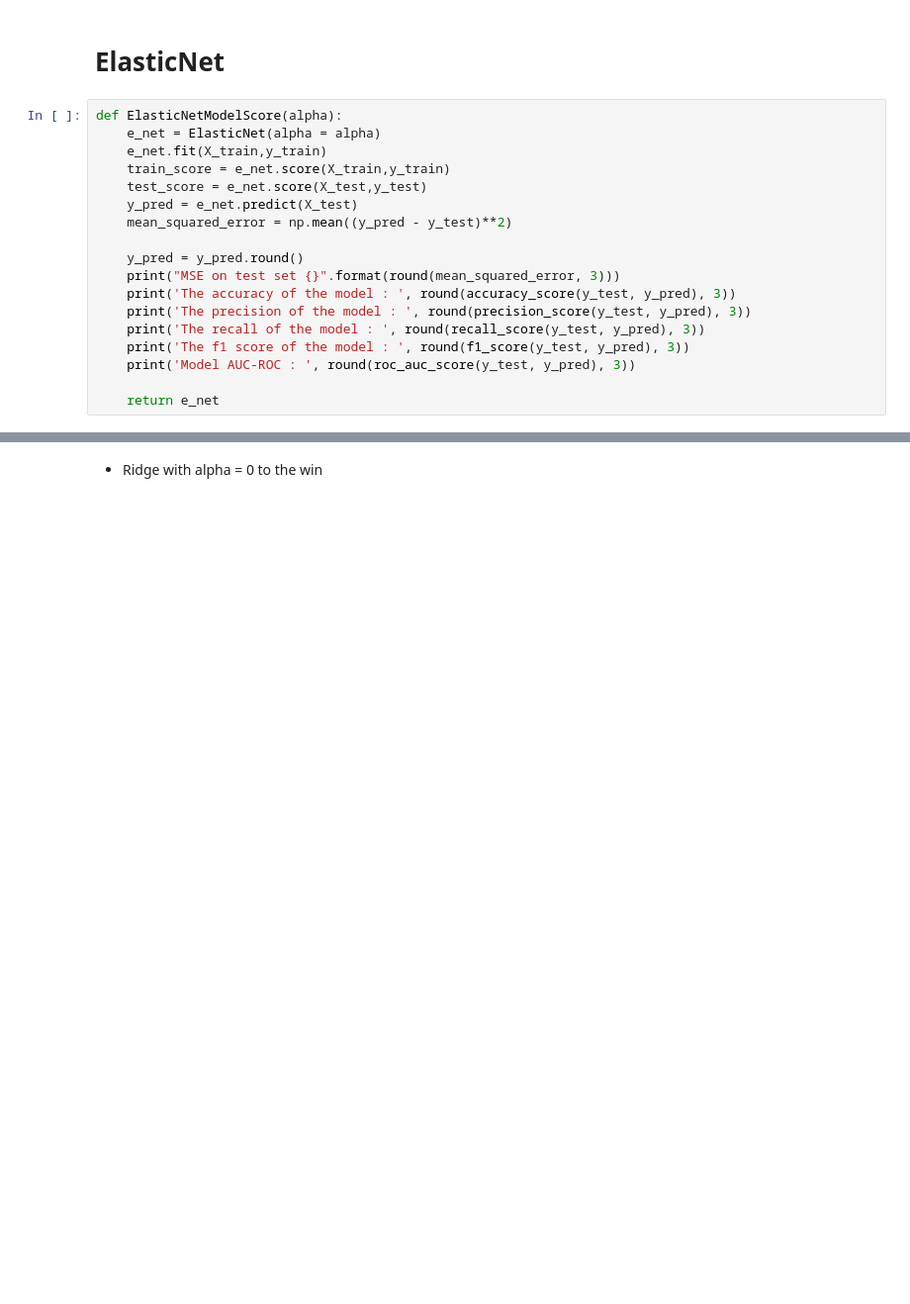
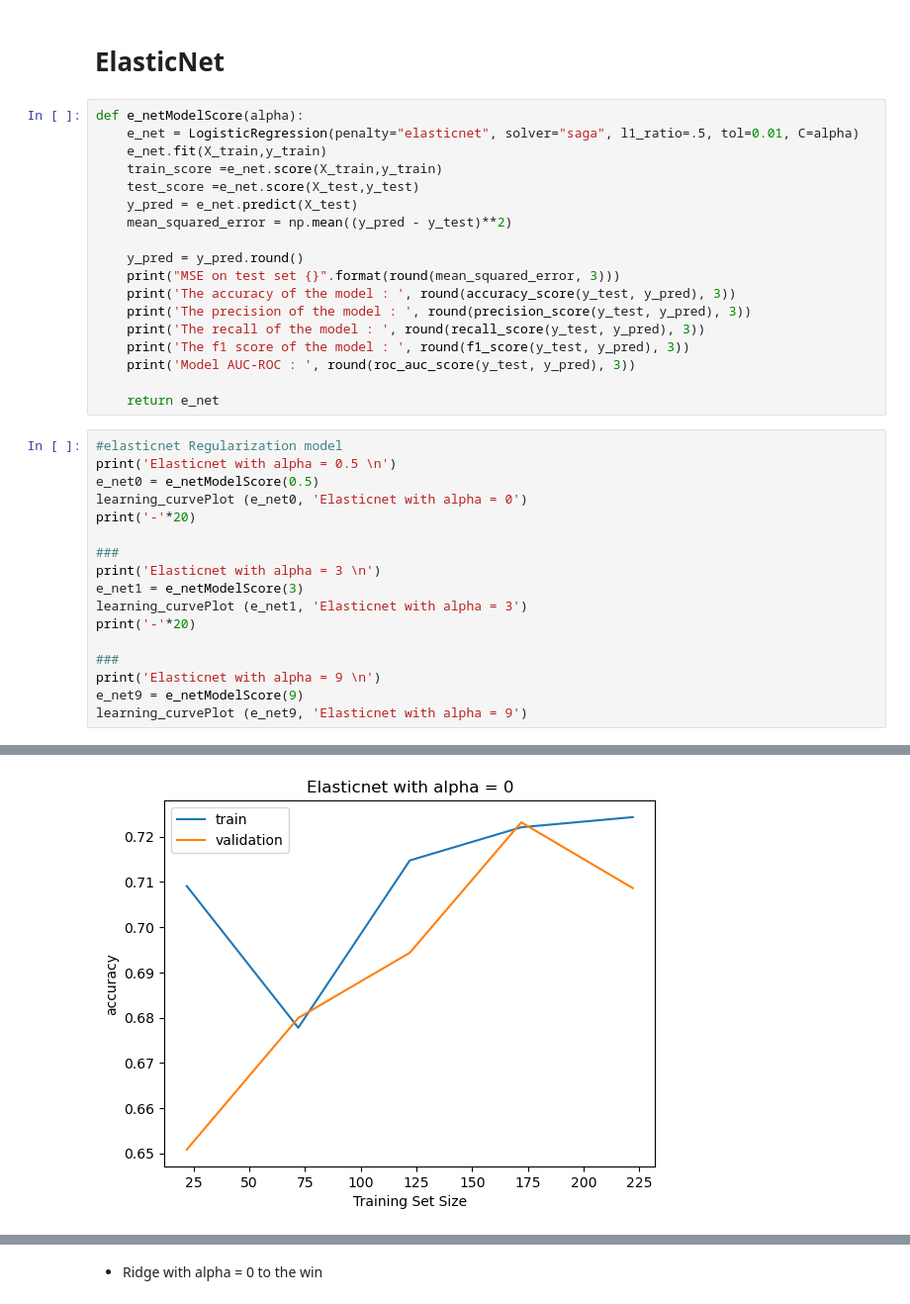
Before and after one commit to 013nour/Logistic_Regression-Lab1, a Jupyter notebook: Assignment.ipynb, the cells around one changed output, grey strips where cells are left out. Shown: that part at 99% size. Drawn from its saved outputs; the diff is of its cells as text; blank space fills up the shorter version.

```diff
--- a/Assignment.ipynb
+++ b/Assignment.ipynb
@@ -659,20 +672,38 @@ learning_curvePlot (ridge9, 'Ridge with alpha = 9')
 # %% [markdown]
 # ElasticNet
+# %%
+def e_netModelScore(alpha):
+    e_net = LogisticRegression(penalty="elasticnet", solver="saga", l1_ratio=.5, tol=0.01, C=alpha)
+    e_net.fit(X_train,y_train)
+    train_score =e_net.score(X_train,y_train)
+    test_score =e_net.score(X_test,y_test)
+    y_pred = e_net.predict(X_test)
+    mean_squared_error = np.mean((y_pred - y_test)**2)
+
+    y_pred = y_pred.round()
+    print("MSE on test set {}".format(round(mean_squared_error, 3)))
+    print('The accuracy of the model : ', round(accuracy_score(y_test, y_pred), 3))
+    print('The precision of the model : ', round(precision_score(y_test, y_pred), 3))
+    print('The recall of the model : ', round(recall_score(y_test, y_pred), 3))
+    print('The f1 score of the model : ', round(f1_score(y_test, y_pred), 3))
+    print('Model AUC-ROC : ', round(roc_auc_score(y_test, y_pred), 3))
+
+    return e_net
 # %%
-def ElasticNetModelScore(alpha):
-    e_net = ElasticNet(alpha = alpha)
-    e_net.fit(X_train,y_train)
-    train_score = e_net.score(X_train,y_train)
-    test_score = e_net.score(X_test,y_test)
-    y_pred = e_net.predict(X_test)
-    mean_squared_error = np.mean((y_pred - y_test)**2)
+#elasticnet Regularization model
+print('Elasticnet with alpha = 0.5 \n')
+e_net0 = e_netModelScore(0.5)
+learning_curvePlot (e_net0, 'Elasticnet with alpha = 0')
+print('-'*20)
 
-    y_pred = y_pred.round()
-    print("MSE on test set {}".format(round(mean_squared_error, 3)))
-    print('The accuracy of the model : ', round(accuracy_score(y_test, y_pred), 3))
-    print('The precision of the model : ', round(precision_score(y_test, y_pred), 3))
-    print('The recall of the model : ', round(recall_score(y_test, y_pred), 3))
-    print('The f1 score of the model : ', round(f1_score(y_test, y_pred), 3))
-    print('Model AUC-ROC : ', round(roc_auc_score(y_test, y_pred), 3))
+###
+print('Elasticnet with alpha = 3 \n')
+e_net1 = e_netModelScore(3)
+learning_curvePlot (e_net1, 'Elasticnet with alpha = 3')
+print('-'*20)
 
-    return e_net
+###
+print('Elasticnet with alpha = 9 \n')
+e_net9 = e_netModelScore(9)
+learning_curvePlot (e_net9, 'Elasticnet with alpha = 9')
+# %% [output]
@@ -678,0 +718 @@ def ElasticNetModelScore(alpha):
+[figure, added]
```
Also changed, not shown: parts of 14 cells of this notebook.
